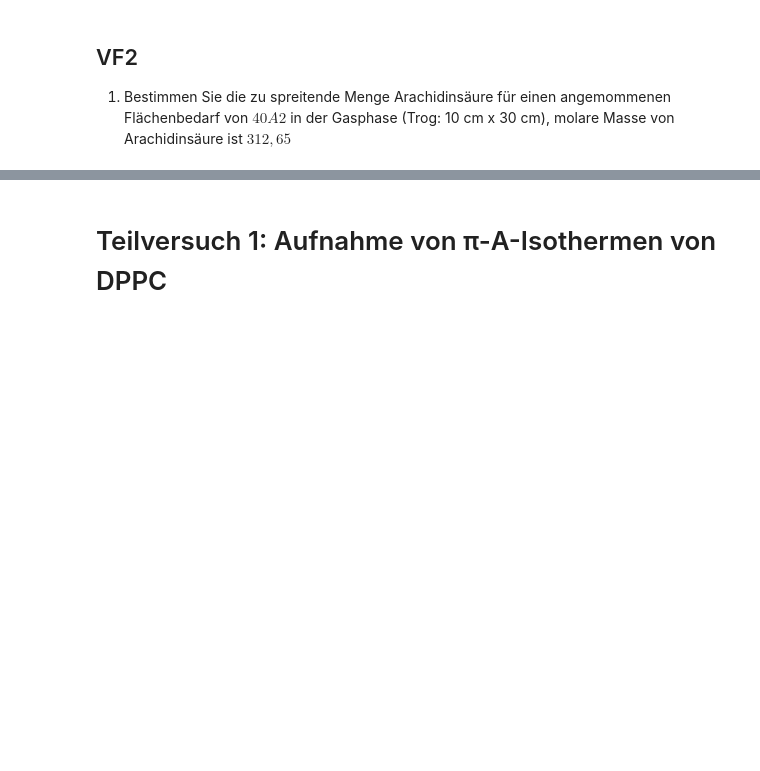
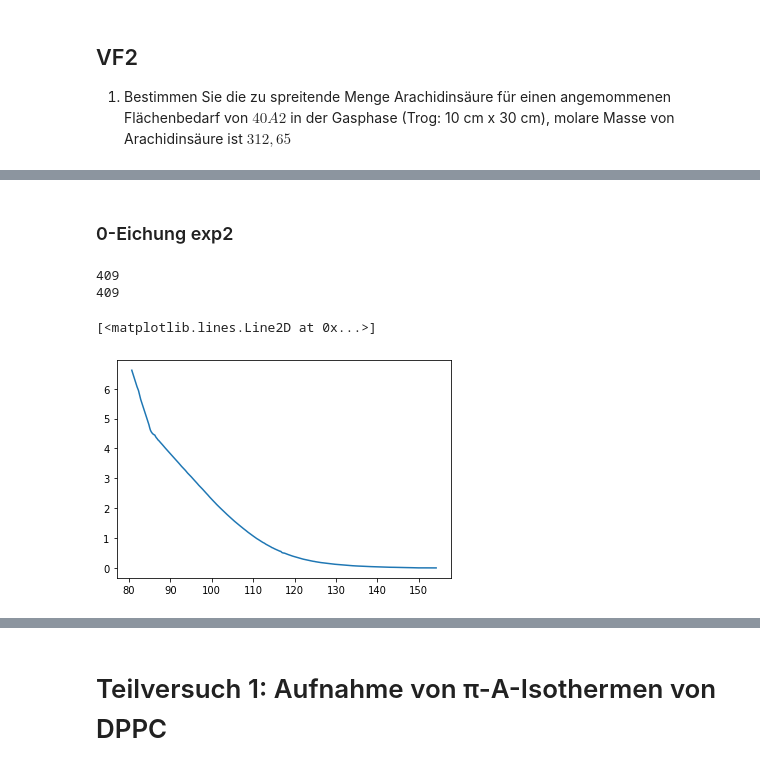
Before and after one commit to pubbussve/f1, a Jupyter notebook: g2.ipynb, the cells around one changed output, grey strips where cells are left out. Drawn from its saved outputs; the diff is of its cells as text; code cells hidden in the pictures; blank space fills up the shorter version.

Commit message:
First plots
Added 6 plots

```diff
--- a/g2.ipynb
+++ b/g2.ipynb
@@ -26,0 +46,28 @@ plt.show()
+# %% [markdown]
+### 0-Eichung exp2
+# %%
+%matplotlib inline
+import re
+import numpy as np
+import matplotlib.pyplot as plt
+
+f = open("daten_exp2")
+flines = f.readlines()
+xaux1 = re.sub(",",".", flines[0].strip())
+xaux2 = re.sub("\t", ",", xaux1.strip())
+yaux1 = re.sub(",", ".", flines[1].strip())
+yaux2 = re.sub("\t", ",", yaux1.strip())
+xstr=xaux2.split(",")
+ystr=yaux2.split(",")
+xnp = np.array(xstr)
+ynp = np.array(ystr)
+x = xnp.astype(np.float)
+y = ynp.astype(np.float)
+print(len(x))
+print(len(y))
+plt.plot(x,y)
+# %% [output]
+409
+409
+[<matplotlib.lines.Line2D at 0x...>]
+[figure, added]
```
Also changed, not shown: parts of 16 cells of this notebook.
